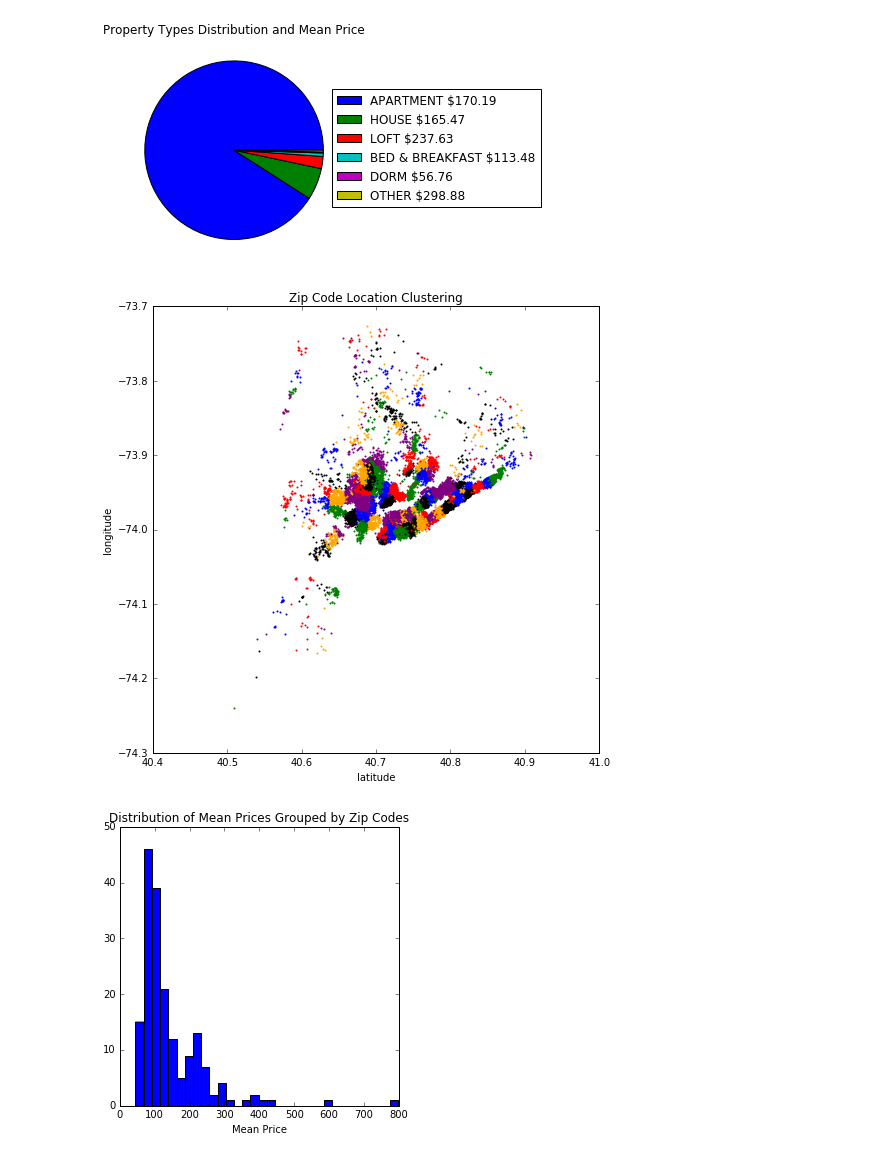
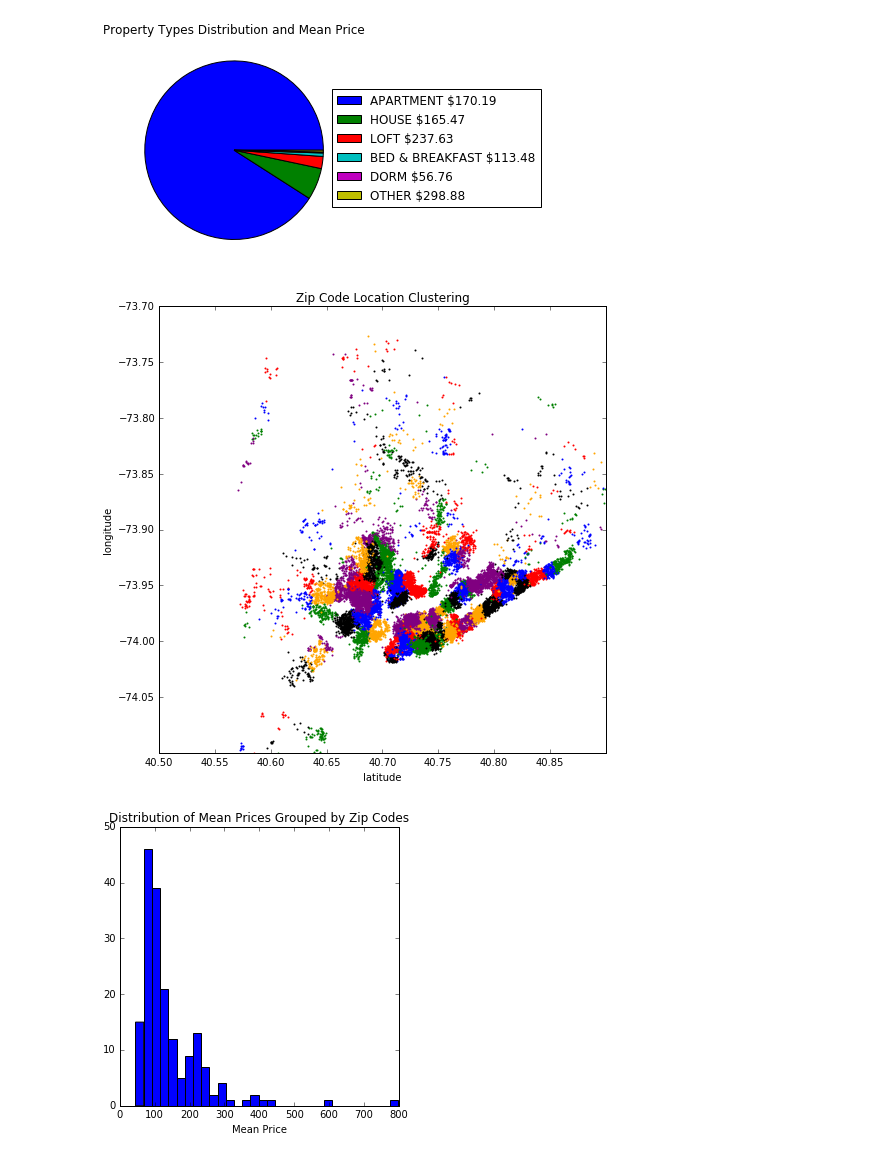
Before and after one commit to xwang146/cs109-airbnb-13, a Jupyter notebook: DataExplorationPlots1.ipynb, the cells around one changed output. Cells and saved outputs as stored; diff of their text form; code cells hidden in the pictures.

```diff
--- a/DataExplorationPlots1.ipynb
+++ b/DataExplorationPlots1.ipynb
@@ -73,22 +73,24 @@ plt.legend(bbox_to_anchor=(1.9, 0.8), labels=labelprice);
 # %%
 import itertools
 colors = itertools.cycle(["red", "blue", "green", "purple", "orange", "black"])
 
 prices = []
 plt.figure(figsize=(8, 8))
 plt.title("Zip Code Location Clustering")
 plt.xlabel("latitude")
 plt.ylabel("longitude")
+plt.xlim((40.5, 40.9))
+plt.ylim((-74.1, -73.7))
 for name, group in data.groupby(data["zipcode"]):
     plt.scatter(group["latitude"], group["longitude"], s=1, color=next(colors))
     prices.append(group["price"].mean())
 
 plt.figure(figsize=(5, 5))
 plt.title("Distribution of Mean Prices Grouped by Zip Codes")
 plt.xlabel("Mean Price")
 plt.hist(prices, bins=32);
 # %% [output]
-[figure, old version]
+[figure, new version]
 [figure]
 # %%
 groups = data.groupby(data["bedrooms"])
```
Also changed, not shown: parts of 2 cells of this notebook, 1 other file.
